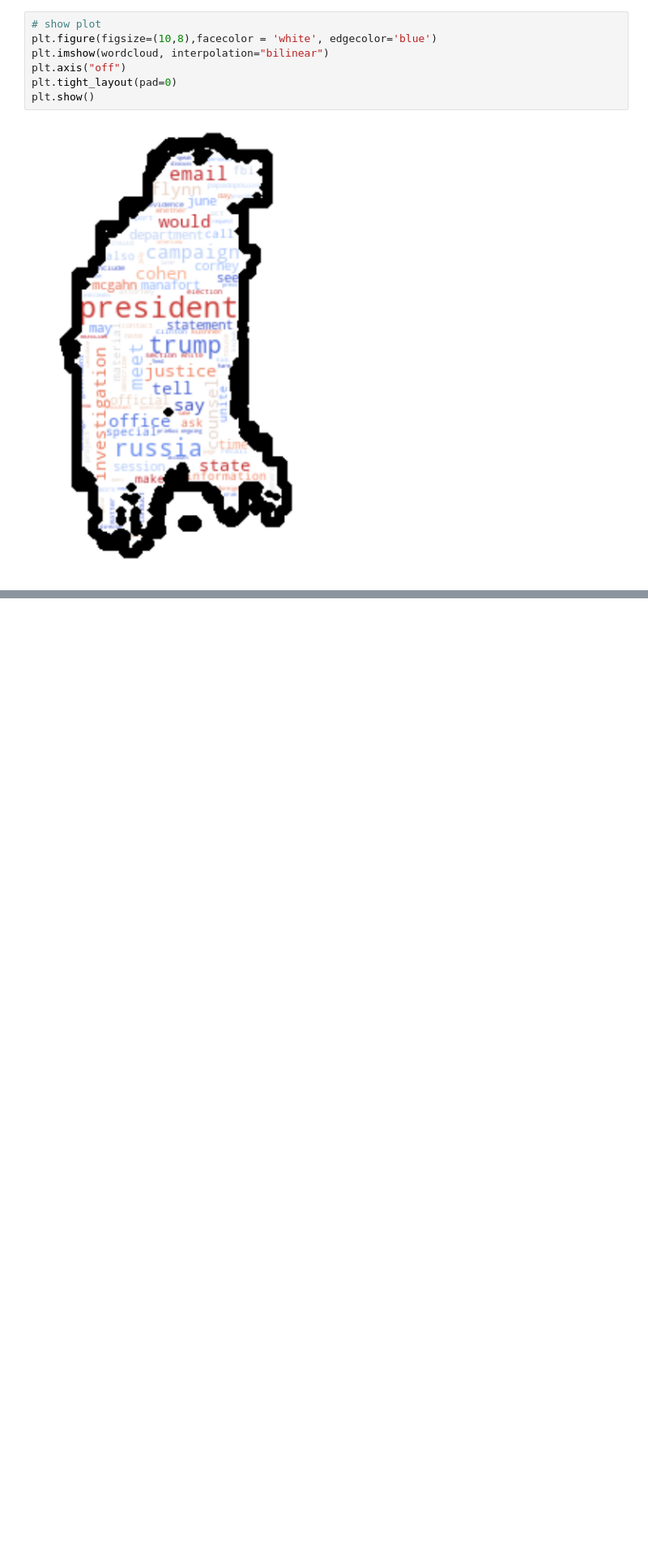
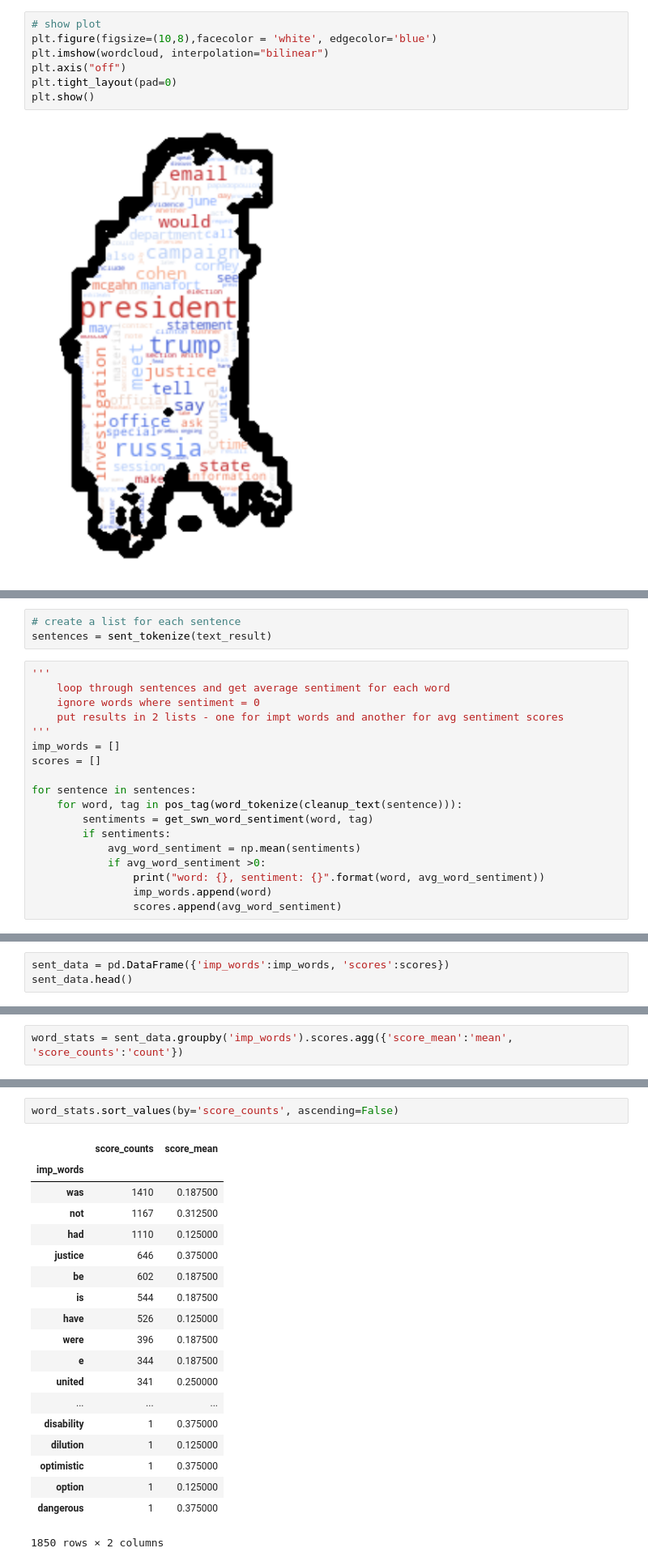
Before and after one commit to Gabya06/mueller, a Jupyter notebook: MuellerReportAnalysis.ipynb, the cells around one changed output, grey strips where cells are left out. Shown at 81% size. Cells and saved outputs as stored; diff of their text form; blank space fills up the shorter version.

Commit message:
adding updates to report with sentiment Analysis using Sentiwordnet

```diff
--- a/MuellerReportAnalysis.ipynb
+++ b/MuellerReportAnalysis.ipynb
@@ -118,0 +212,21 @@ True
+# %%
+# create a list for each sentence
+sentences = sent_tokenize(text_result)
+# %%
+'''
+    loop through sentences and get average sentiment for each word
+    ignore words where sentiment = 0
+    put results in 2 lists - one for impt words and another for avg sentiment scores
+'''
+imp_words = []
+scores = []
+
+for sentence in sentences:
+    for word, tag in pos_tag(word_tokenize(cleanup_text(sentence))):
+        sentiments = get_swn_word_sentiment(word, tag)
+        if sentiments:
+            avg_word_sentiment = np.mean(sentiments)
+            if avg_word_sentiment >0:
+                print("word: {}, sentiment: {}".format(word, avg_word_sentiment))
+                imp_words.append(word)
+                scores.append(avg_word_sentiment)
@@ -118,0 +251,3 @@ True
+# %%
+sent_data = pd.DataFrame({'imp_words':imp_words, 'scores':scores})
+sent_data.head()
@@ -118,0 +261,2 @@ True
+# %%
+word_stats = sent_data.groupby('imp_words').scores.agg({'score_mean':'mean', 'score_counts':'count'})
@@ -118,0 +266,22 @@ True
+# %%
+word_stats.sort_values(by='score_counts', ascending=False)
+# %% [output]
+|  | score_counts | score_mean |
+| imp_words |  |  |
+| was | 1410 | 0.187500 |
+| not | 1167 | 0.312500 |
+| had | 1110 | 0.125000 |
+| justice | 646 | 0.375000 |
+| be | 602 | 0.187500 |
+| is | 544 | 0.187500 |
+| have | 526 | 0.125000 |
+| were | 396 | 0.187500 |
+| e | 344 | 0.187500 |
+| united | 341 | 0.250000 |
+| ... | ... | ... |
+| disability | 1 | 0.375000 |
+| dilution | 1 | 0.125000 |
+| optimistic | 1 | 0.375000 |
+| option | 1 | 0.125000 |
+| dangerous | 1 | 0.375000 |
+1850 rows × 2 columns
```
Also changed, not shown: parts of 24 cells of this notebook, 2 other files.
